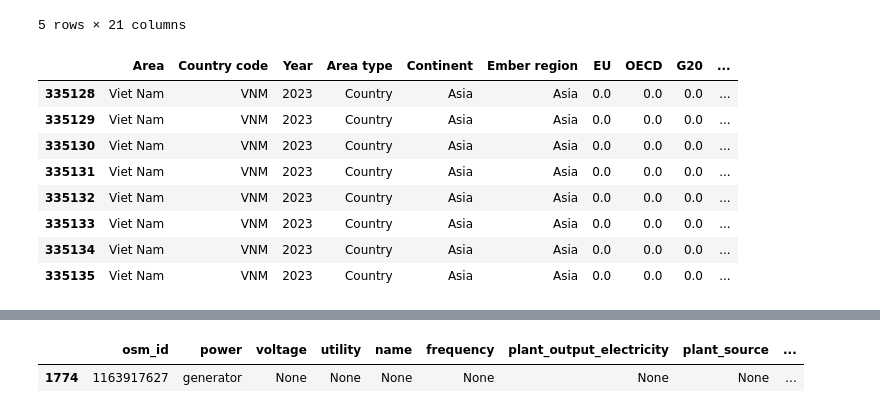
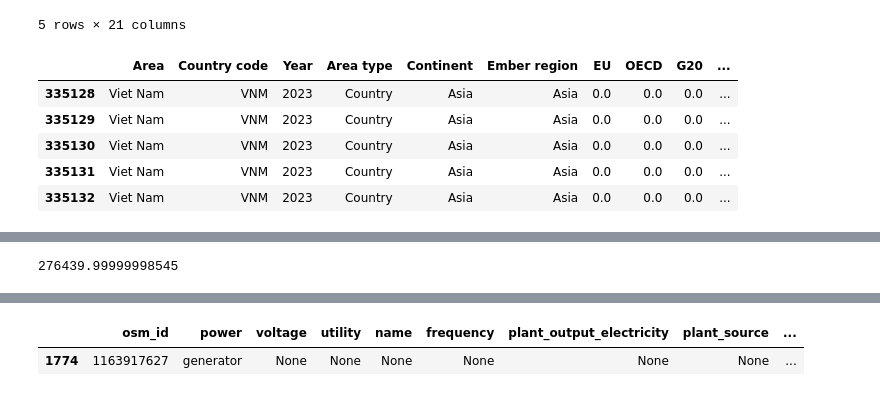
Before and after one commit to Mengqi-Ye/PowerFlowCascade, a Jupyter notebook: notebooks/2_electricity_generation_distribution.ipynb, the cells around one changed output, grey strips where cells are left out. Cells and saved outputs as stored; diff of their text form; code cells hidden in the pictures.

```diff
--- a/notebooks/2_electricity_generation_distribution.ipynb
+++ b/notebooks/2_electricity_generation_distribution.ipynb
@@ -15,6 +15,6 @@ import seaborn as sns
 # %%
 gens_gdf = gpd.read_file('../data/osm/plant.gpkg')
-nodes_gdf = gpd.read_file('../outputs/table_nodes_500m.gpkg')
+nodes_gdf = gpd.read_file('../outputs/table_nodes_200m_update_remove_disconnected.gpkg')
 
 # Import installed capacity of genertors with different energy sources in 2023
 # Unit of installed_capacity: GW
@@ -25,7 +25,7 @@ installed_capacity_df = df[
     (df["Category"] == "Capacity") &
     (df["Subcategory"] == "Fuel")
 ]
-installed_capacity_df['Value'] = installed_capacity_df['Value'].fillna(0)
+installed_capacity_df['Value'] = installed_capacity_df['Value'].fillna(0) * 1000 # convert the unit from GW to MW
 
 # Import electricity generation of genertors with different energy sources in 2023
 # Unit of electricity_generation: TWh
@@ -36,7 +36,7 @@ electricity_generation_df = df[
     (df["Subcategory"] == "Fuel") &
     (df["Unit"] == "TWh")
 ]
-electricity_generation_df['Value_GWh'] = electricity_generation_df['Value'] * 1000
+electricity_generation_df['Value'] = electricity_generation_df['Value'] * 1000 # convert the unit from TWh to GWh
 # %% [output]
 A value is trying to be set on a copy of a slice from a DataFrame.
 Try using .loc[row_indexer,col_indexer] = value instead
@@ -410,17 +397,14 @@ gens_gdf_update.head()
 | 4 | 4195284429 | generator | None | None | None | None | None | None | ... |
 5 rows × 21 columns
 # %%
-electricity_generation_df
+electricity_generation_df.head()
 # %% [output]
 |  | Area | Country code | Year | Area type | Continent | Ember region | EU | OECD | G20 | ... |
 | 335128 | Viet Nam | VNM | 2023 | Country | Asia | Asia | 0.0 | 0.0 | 0.0 | ... |
 | 335129 | Viet Nam | VNM | 2023 | Country | Asia | Asia | 0.0 | 0.0 | 0.0 | ... |
 | 335130 | Viet Nam | VNM | 2023 | Country | Asia | Asia | 0.0 | 0.0 | 0.0 | ... |
 | 335131 | Viet Nam | VNM | 2023 | Country | Asia | Asia | 0.0 | 0.0 | 0.0 | ... |
 | 335132 | Viet Nam | VNM | 2023 | Country | Asia | Asia | 0.0 | 0.0 | 0.0 | ... |
-| 335133 | Viet Nam | VNM | 2023 | Country | Asia | Asia | 0.0 | 0.0 | 0.0 | ... |
-| 335134 | Viet Nam | VNM | 2023 | Country | Asia | Asia | 0.0 | 0.0 | 0.0 | ... |
-| 335135 | Viet Nam | VNM | 2023 | Country | Asia | Asia | 0.0 | 0.0 | 0.0 | ... |
 # %%
 # Distribute electricity generation (attribute: Value) based on installed capacity and grouped by energy_source
 def distribute_generation_by_capacity(row):
@@ -452,6 +436,10 @@ gens_gdf_update.head()
 | 3 | 4195284428 | generator | None | None | None | None | None | None | ... |
 | 4 | 4195284429 | generator | None | None | None | None | None | None | ... |
 5 rows × 22 columns
+# %%
+sum(gens_gdf_update['electricity_generation_GWh'])
+# %% [output]
+276439.99999998545
 # %%
 gens_gdf_update.loc[gens_gdf_update['energy_source'] == 'Gas', 'installed_capacity'].sum()
 # %% [output]
```
Also changed, not shown: parts of 25 cells of this notebook, 55 other files.
